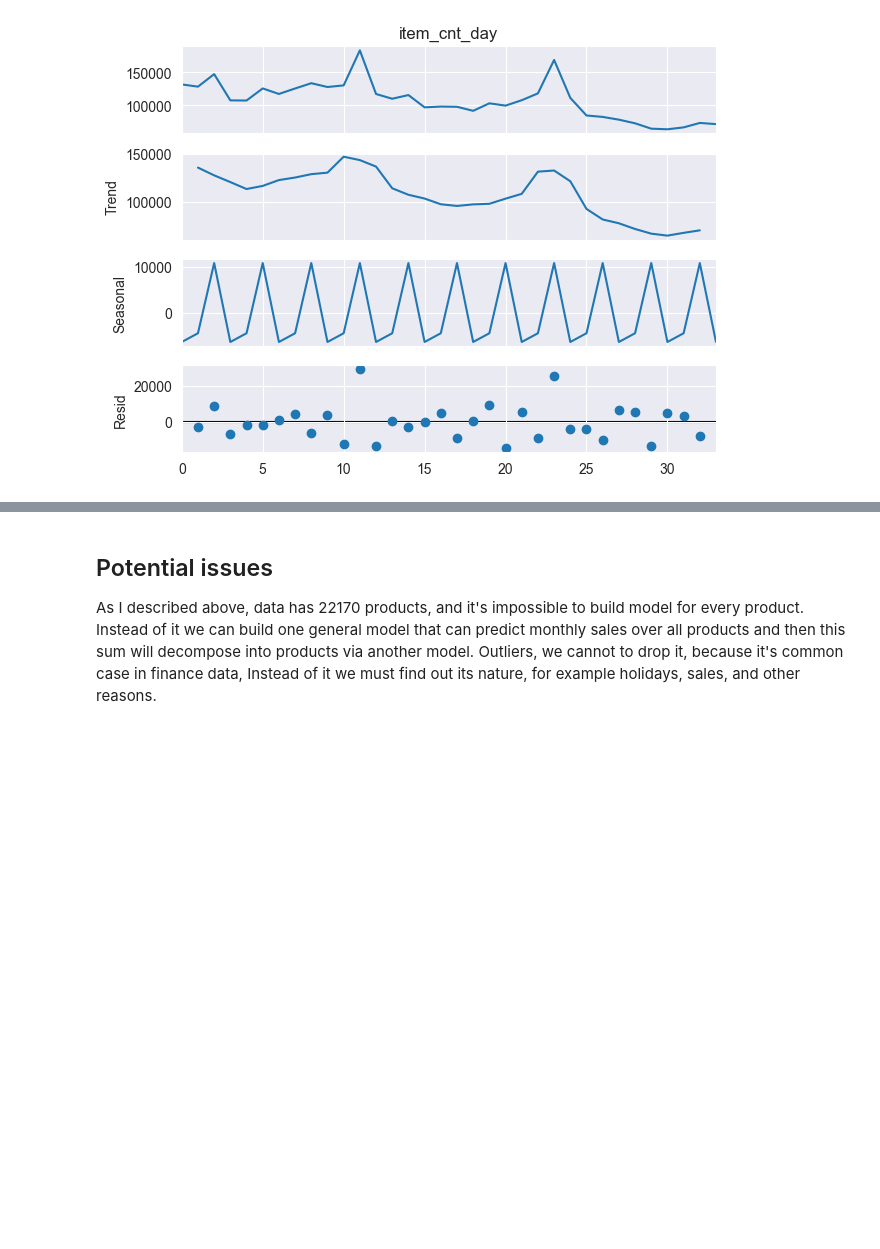
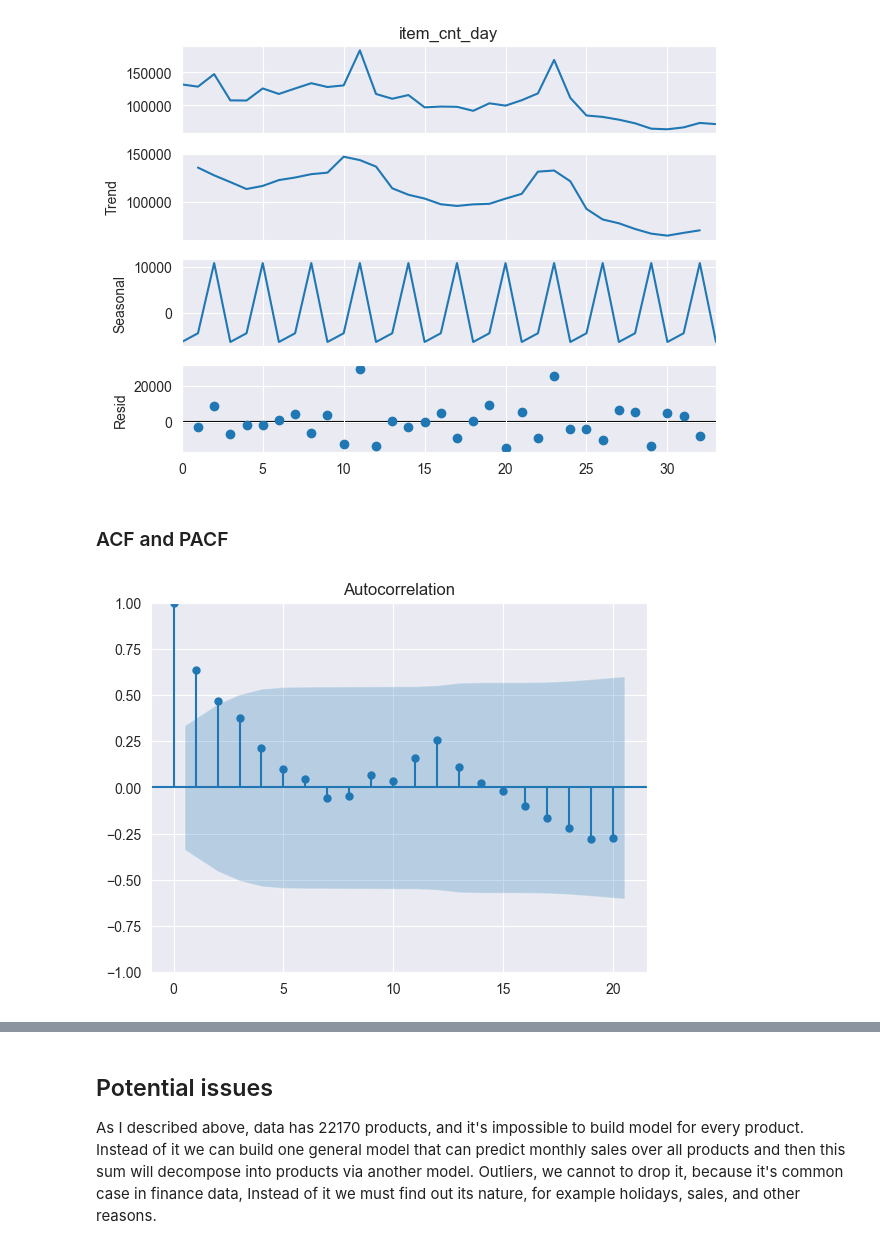
Before and after one commit to Akevilli/Internship, a Jupyter notebook: EDA.ipynb, the cells around one changed output, grey strips where cells are left out. Saved outputs shown, nothing was run; the diff lists cells and outputs as text; code cells hidden in the pictures; blank space fills up the shorter version.

```diff
--- a/EDA.ipynb
+++ b/EDA.ipynb
@@ -144,3 +195,13 @@ decomposition.plot()
 plt.show()
 # %% [output]
 [figure]
+# %% [markdown]
+### ACF and PACF
+# %%
+df_month = pd.DataFrame({"sales": monthly_sales["item_cnt_day"], "month": monthly_sales["date_block_num"]})
+df_month.set_index("month", inplace=True)
+# %%
+plot_acf(df_month["sales"], lags=20)
+None
+# %% [output]
+[figure, added]
```
Also changed, not shown: parts of 19 cells of this notebook.
